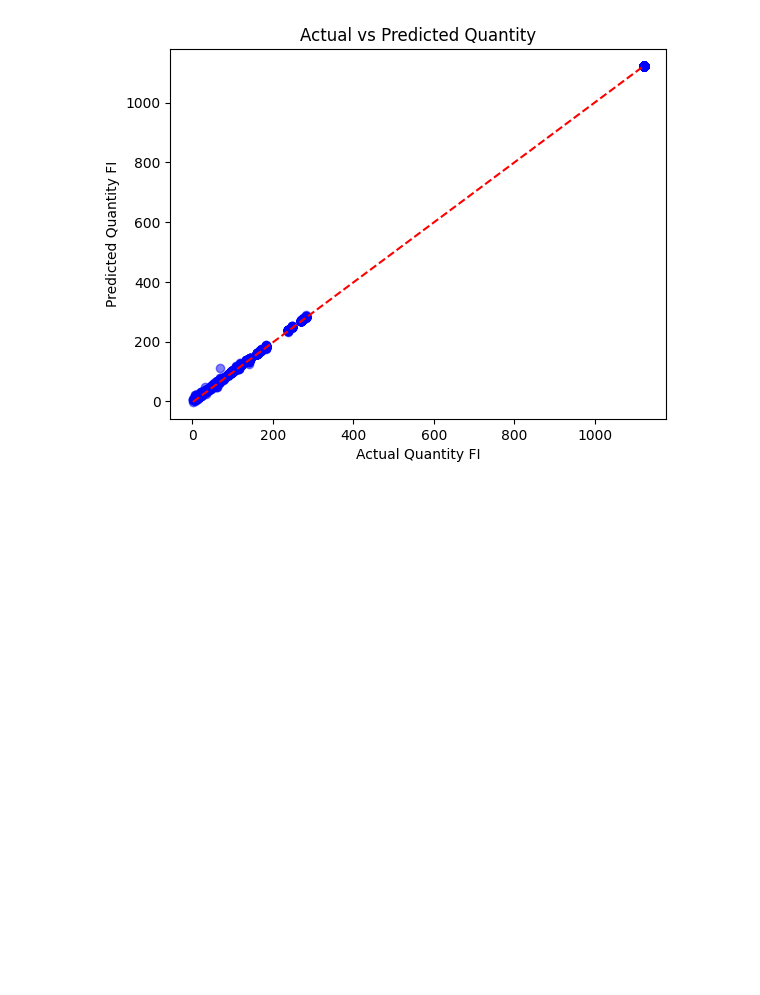
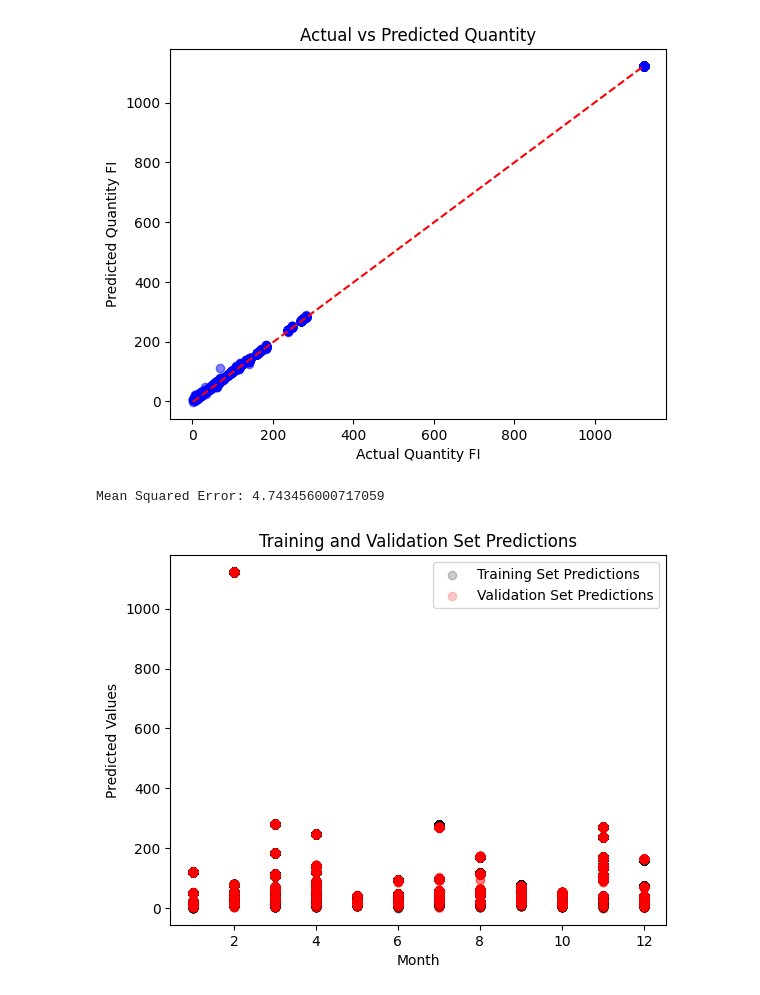
Before and after one commit to Nlasry1996/Nautica-Home, a Jupyter notebook: Labelencoder_data.ipynb, the cells around one changed output. Drawn from its saved outputs; the diff is of its cells as text; code cells hidden in the pictures; blank space fills up the shorter version.

```diff
--- a/Labelencoder_data.ipynb
+++ b/Labelencoder_data.ipynb
@@ -234,3 +291,74 @@ plt.title('Actual vs Predicted Quantity')
 plt.show()
 # %% [output]
 [figure]
+# %%
+# Evaluating the model using mean squared error
+mse = mean_squared_error(y_test, y_pred)
+print("Mean Squared Error:", mse)
+# %% [output]
+Mean Squared Error: 4.743456000717059
+# %%
+from numpy.ma.core import size
+import numpy as np
+import matplotlib.pyplot as plt
+from sklearn.model_selection import KFold
+
+X = df.drop(['Family_Item_Count_Monthly'], axis=1)
+y = df['Family_Item_Count_Monthly']
+
+# Define the number of folds
+k = 5
+
+# Create an instance of KFold with k folds
+kf = KFold(n_splits=k)
+
+# Initialize arrays to store predictions and corresponding months
+predictions_train = []
+predictions_val = []
+months_train = []
+months_val = []
+
+# Iterate over each fold
+for fold, (train_index, val_index) in enumerate(kf.split(X)):
+    # Split the data into training and validation sets
+    X_train, X_val = X.iloc[train_index], X.iloc[val_index]
+    y_train, y_val = y.iloc[train_index], y.iloc[val_index]
+
+    # Creating the XGBoost regression model
+    model = XGBRegressor()
+
+    # Train your model on the training data
+    model.fit(X_train, y_train)
+
+    # Store the predictions and corresponding months for the training set
+    predictions_train.append(model.predict(X_train))
+    months_train.append(X_train['Month'])
+
+    # Store the predictions and corresponding months for the validation set
+    predictions_val.append(model.predict(X_val))
+    months_val.append(X_val['Month'])
+
+# Concatenate the predictions and months arrays
+predictions_train = np.concatenate(predictions_train)
+predictions_val = np.concatenate(predictions_val)
+months_train = np.concatenate(months_train)
+months_val = np.concatenate(months_val)
+
+# Plot the training set predictions
+plt.scatter(months_train, predictions_train, color='black', label='Training Set Predictions',alpha=0.2,)
+
+# Plot the validation set predictions
+plt.scatter(months_val, predictions_val, color='red', label='Validation Set Predictions',alpha=0.2)
+
+# Set labels and title
+plt.xlabel('Month')
+plt.ylabel('Predicted Values')
+plt.title('Training and Validation Set Predictions')
+
+# Add legend
+plt.legend()
+
+# Show the plot
+plt.show()
+# %% [output]
+[figure, added]
```
Also changed, not shown: parts of 3 cells of this notebook.
